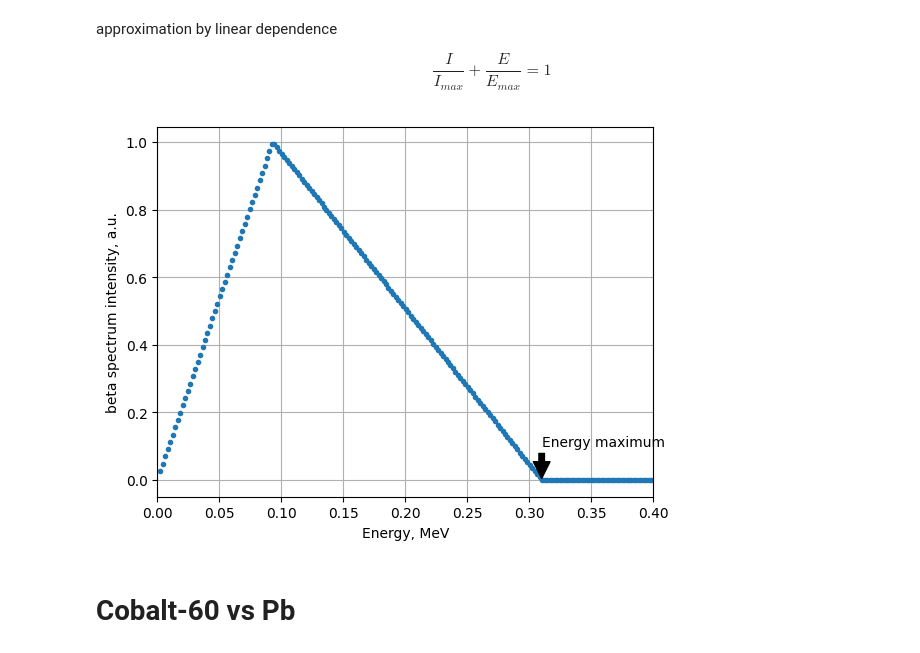
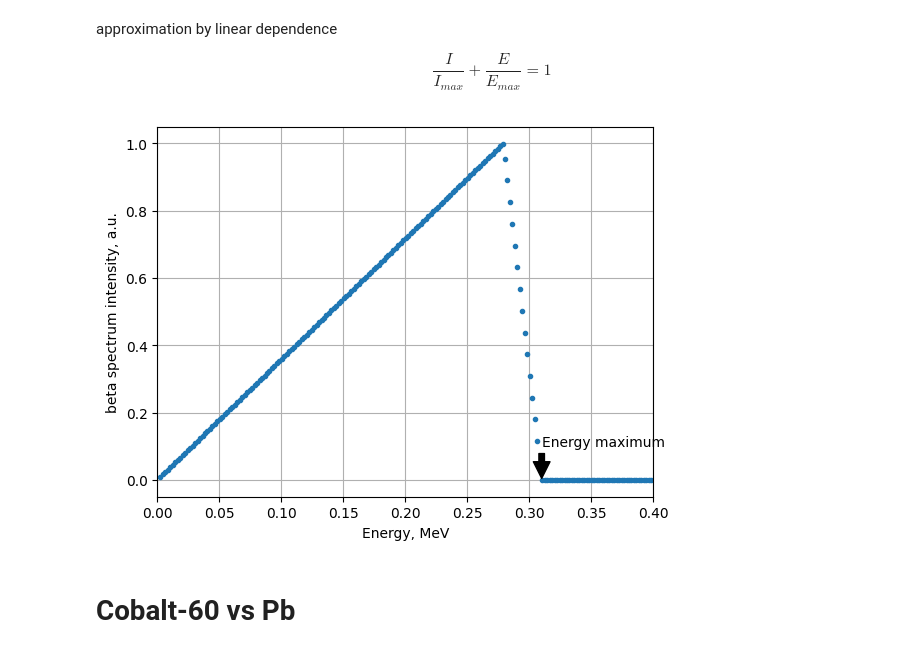
Before and after one commit to evgeny-kolonsky/Lab4, a Jupyter notebook: NU/Attenuation_model.ipynb, the cells around one changed output. Saved outputs shown, nothing was run; the diff lists cells and outputs as text; code cells hidden in the pictures.

```diff
--- a/NU/Attenuation_model.ipynb
+++ b/NU/Attenuation_model.ipynb
@@ -341,36 +343,36 @@ def zero_spectrum():
 
 
 def beta_spectrum(Emax):
-  Emid = Emax * 0.3 # intensity maximum energy coordinate
+  Emid = Emax * 0.9 # intensity maximum energy coordinate
   I  = zero_spectrum()
   mask = Espace >= Emid
   I[mask] =  (1 - Espace[mask]/Emax) * Emax / (Emax - Emid) # rude approximation by lines
   mask = Espace < Emid
   I[mask] = Espace[mask] / Emid
   I[I < 0] = 0
   return I
 
 # delta-function
 def gamma_spectrum(Energy):
   I  = zero_spectrum()
   index = np.argmin(np.abs(np.array(Espace)-Energy))
   I[index] =  Energy
   return I
 
 # usage example
 
 beta_Emax = 0.31
 gamma_Energy = 1.173
 plt.plot(Espace, beta_spectrum(beta_Emax), '.')
 plt.xlabel('Energy, MeV')
 plt.ylabel('beta spectrum intensity, a.u.')
 plt.xlim(0.0, 0.4)
 plt.annotate('Energy maximum', xy=(beta_Emax, 0), xytext=(beta_Emax, 0.1), arrowprops=dict(facecolor='black', shrink=0.05))
 plt.grid()
 #plt.xscale('log')
 #plt.yscale('log')
 # %% [output]
-[figure, old version]
+[figure, new version]
 # %% [markdown]
 # Cobalt-60 vs Pb
 # %% [markdown]
```
Also changed, not shown: parts of 9 cells of this notebook.
